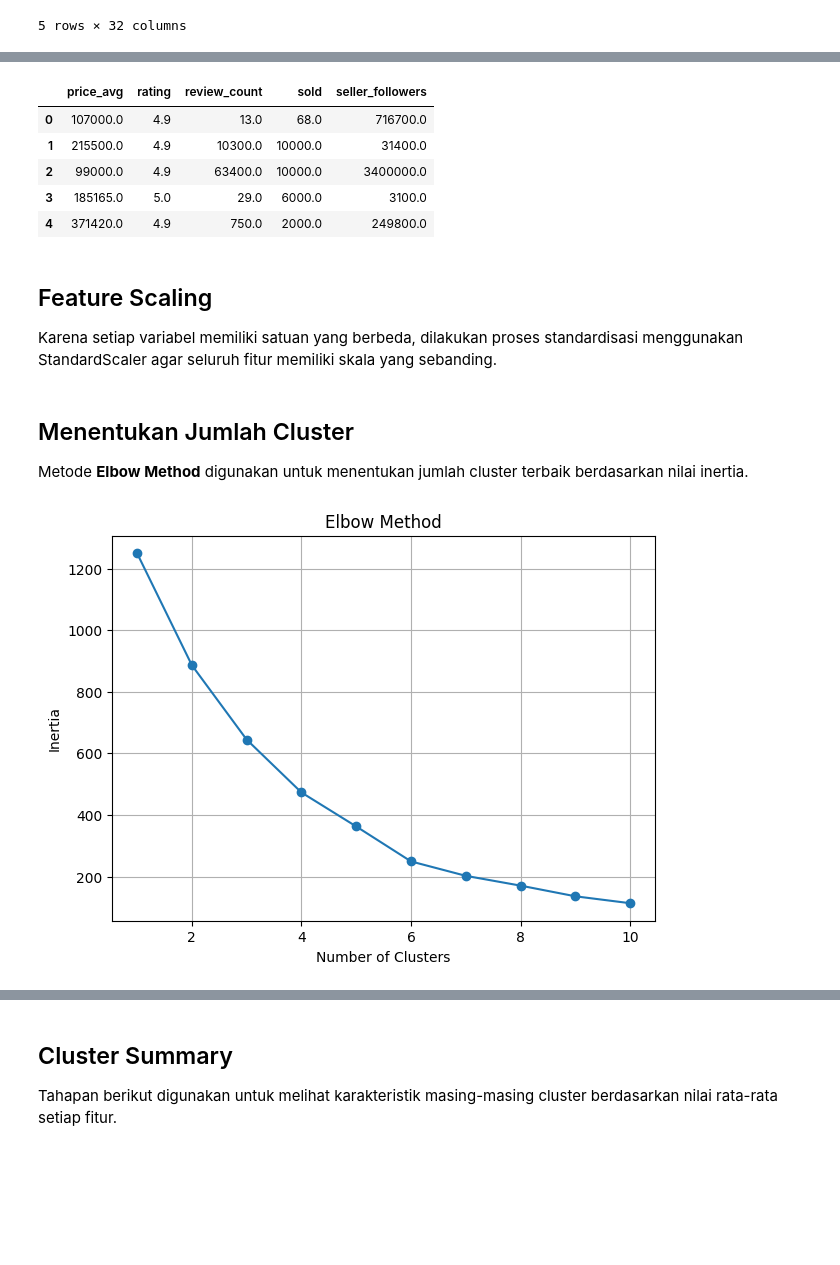
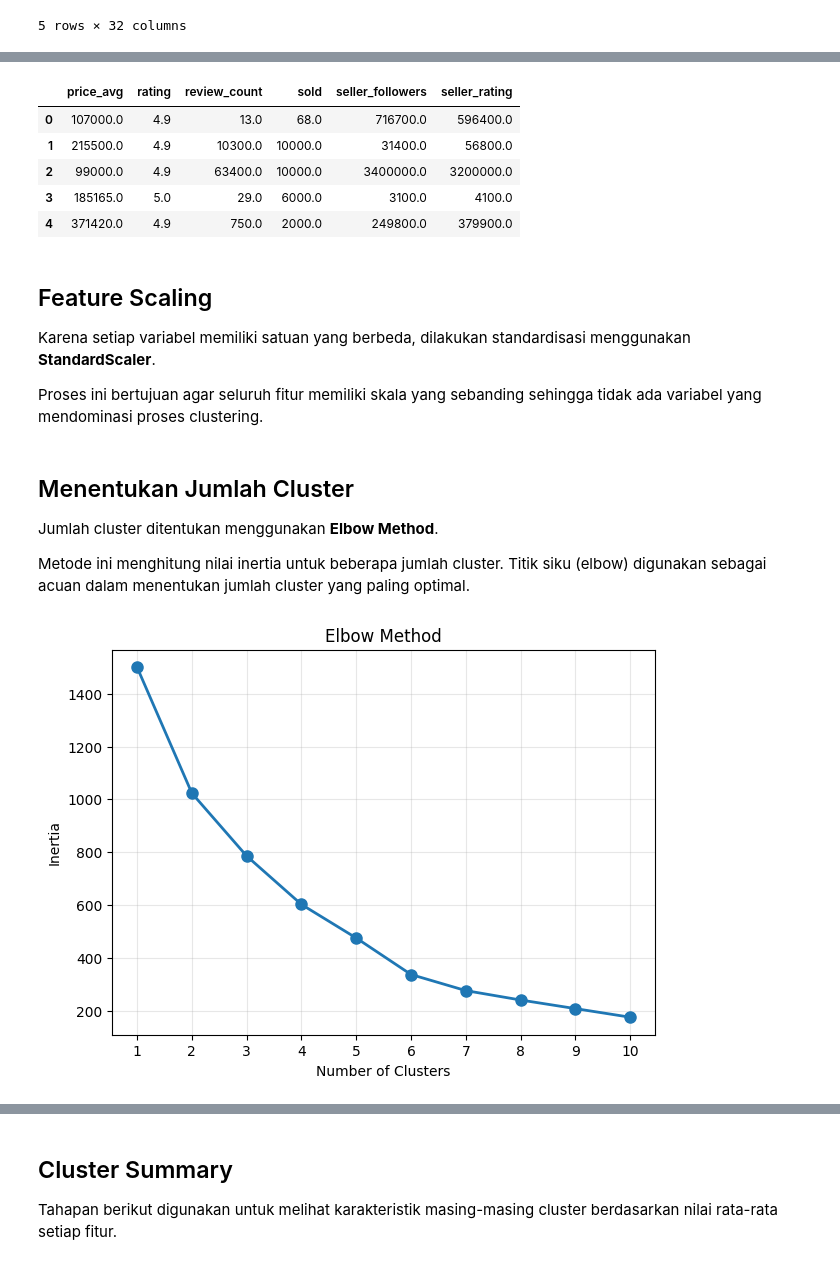
Before and after one commit to walsptr/tugas_ds, a Jupyter notebook: notebooks/06_clustering.ipynb, the cells around one changed output, grey strips where cells are left out. Cells and saved outputs as stored; diff of their text form; code cells hidden in the pictures; blank space fills up the shorter version.

```diff
--- a/notebooks/06_clustering.ipynb
+++ b/notebooks/06_clustering.ipynb
@@ -44,22 +53,26 @@ features = [
     "rating",
     "review_count",
     "sold",
-    "seller_followers"
+    "seller_followers",
+    "seller_rating"
 ]
+
 X = df[features].fillna(0)
 
 X.head()
 # %% [output]
-|  | price_avg | rating | review_count | sold | seller_followers |
-| 0 | 107000.0 | 4.9 | 13.0 | 68.0 | 716700.0 |
-| 1 | 215500.0 | 4.9 | 10300.0 | 10000.0 | 31400.0 |
-| 2 | 99000.0 | 4.9 | 63400.0 | 10000.0 | 3400000.0 |
-| 3 | 185165.0 | 5.0 | 29.0 | 6000.0 | 3100.0 |
-| 4 | 371420.0 | 4.9 | 750.0 | 2000.0 | 249800.0 |
+|  | price_avg | rating | review_count | sold | seller_followers | seller_rating |
+| 0 | 107000.0 | 4.9 | 13.0 | 68.0 | 716700.0 | 596400.0 |
+| 1 | 215500.0 | 4.9 | 10300.0 | 10000.0 | 31400.0 | 56800.0 |
+| 2 | 99000.0 | 4.9 | 63400.0 | 10000.0 | 3400000.0 | 3200000.0 |
+| 3 | 185165.0 | 5.0 | 29.0 | 6000.0 | 3100.0 | 4100.0 |
+| 4 | 371420.0 | 4.9 | 750.0 | 2000.0 | 249800.0 | 379900.0 |
 # %% [markdown]
 ## Feature Scaling
 
-Karena setiap variabel memiliki satuan yang berbeda, dilakukan proses standardisasi menggunakan StandardScaler agar seluruh fitur memiliki skala yang sebanding.
+Karena setiap variabel memiliki satuan yang berbeda, dilakukan standardisasi menggunakan **StandardScaler**.
+
+Proses ini bertujuan agar seluruh fitur memiliki skala yang sebanding sehingga tidak ada variabel yang mendominasi proses clustering.
 # %%
 scaler = StandardScaler()
 
@@ -67,7 +80,9 @@ X_scaled = scaler.fit_transform(X)
 # %% [markdown]
 ## Menentukan Jumlah Cluster
 
-Metode **Elbow Method** digunakan untuk menentukan jumlah cluster terbaik berdasarkan nilai inertia.
+Jumlah cluster ditentukan menggunakan **Elbow Method**.
+
+Metode ini menghitung nilai inertia untuk beberapa jumlah cluster. Titik siku (elbow) digunakan sebagai acuan dalam menentukan jumlah cluster yang paling optimal.
 # %%
 inertia = []
 
@@ -86,23 +102,27 @@ for k in K:
 # %%
 plt.figure(figsize=(7,5))
 
 plt.plot(
     K,
     inertia,
-    marker="o"
+    marker="o",
+    linewidth=2,
+    markersize=8
 )
+
+plt.xticks(K)
+
+plt.grid(alpha=0.3)
 
 plt.xlabel("Number of Clusters")
 
 plt.ylabel("Inertia")
 
 plt.title("Elbow Method")
 
-plt.grid(True)
-
 plt.show()
 # %% [output]
-[figure, old version]
+[figure, new version]
 # %% [markdown]
 ## Training K-Means
 
```
Also changed, not shown: parts of 19 cells of this notebook, 1 other file.
